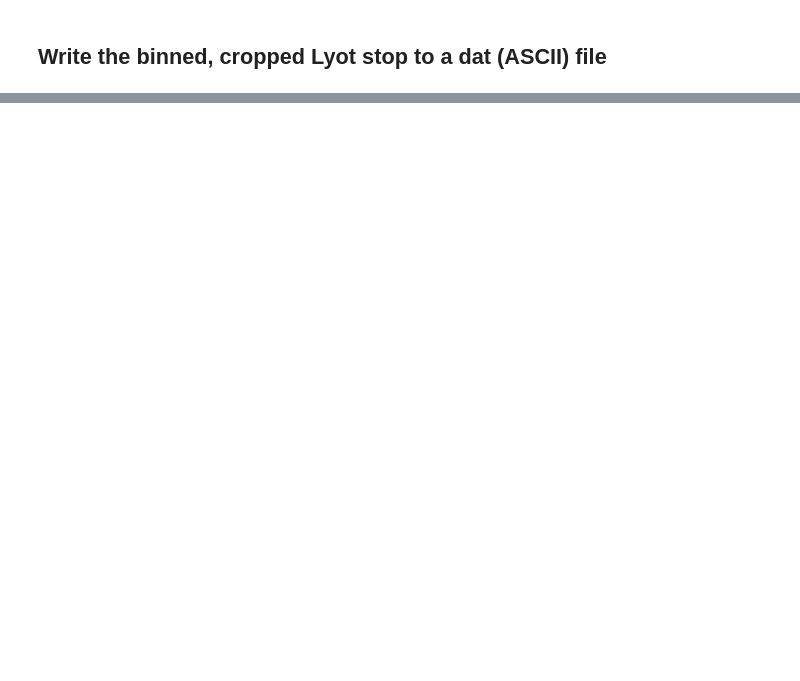
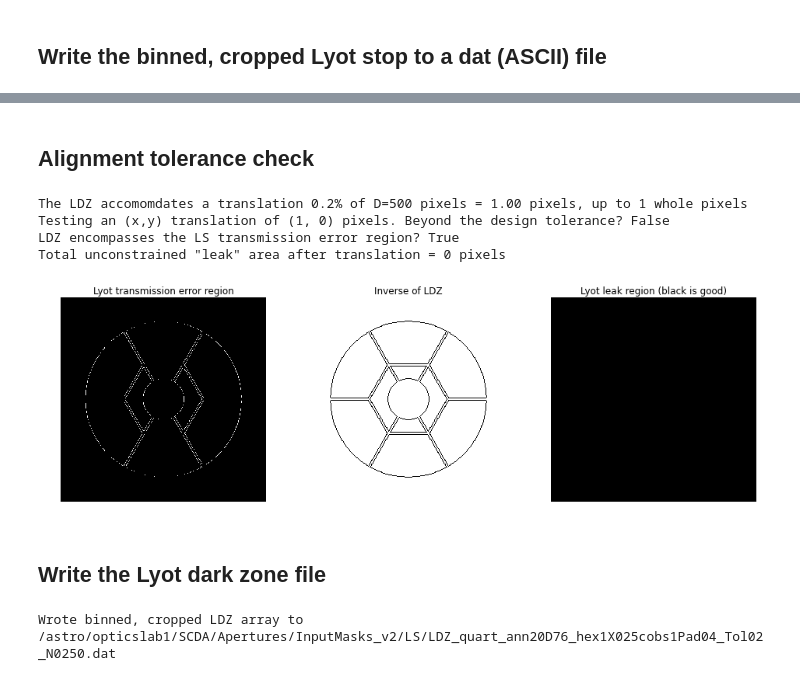
Before and after one commit to neilzim/SCDA, a Jupyter notebook: make_Lyotstop_obs2.ipynb, the cells around one changed output, grey strips where cells are left out. Cells and saved outputs as stored; diff of their text form; code cells hidden in the pictures; blank space fills up the shorter version.

```diff
--- a/make_Lyotstop_obs2.ipynb
+++ b/make_Lyotstop_obs2.ipynb
@@ -140,0 +211,3 @@ os.listdir(LS_dir)
+# %%
+XYshifts_allowed = zip(Xshifts[allowed_shifts], Yshifts[allowed_shifts])
+len(XYshifts_allowed)
@@ -140,0 +227,10 @@ os.listdir(LS_dir)
+# %%
+Lyot_dz = np.logical_xor(thin_LS, fat_LS)
+
+if symm is 'half':
+    Lyot_dz_crop = Lyot_dz[L_bin/2-N:L_bin/2+N,L_bin/2:L_bin/2+N]
+else:
+    Lyot_dz_crop = Lyot_dz[L_bin/2:L_bin/2+N,L_bin/2:L_bin/2+N]
+
+#plt.figure(figsize=(16,16))
+#plt.imshow(Lyot_dz)
@@ -140,0 +253,61 @@ os.listdir(LS_dir)
+# %% [markdown]
+## Alignment tolerance check
+# %%
+max_shift_tol = 2*N*dz_width_fac
+max_shift_tol_int = int(np.floor(max_shift_tol))
+test_shift = (max_shift_tol_int,0)
+print("The LDZ accomomdates a translation {0:.1f}% of D={1:d} pixels = {2:.2f} pixels, up to {3:d} whole pixels".format(
+      float(aligntol)/10, 2*N, max_shift_tol, max_shift_tol_int))
+print("Testing an (x,y) translation of {0:} pixels. Beyond the design tolerance? {1:}".format(
+      test_shift, test_shift[0]**2 + test_shift[1]**2 > max_shift_tol))
+shift_LS = np.roll(np.roll(orig_LS, test_shift[0], axis=1), test_shift[1], axis=0)
+LS_err_mask = np.ceil(np.abs(shift_LS - orig_LS)).astype(bool)
+
+LDZ_valid = ~np.any(np.logical_and(LS_err_mask, ~Lyot_dz))
+print("LDZ encompasses the LS transmission error region? {0:}".format(LDZ_valid))
+
+print("Total unconstrained \"leak\" area after translation = {0:d} pixels".format(
+      int(np.sum(np.logical_and(LS_err_mask, ~Lyot_dz)))))
+# %% [output]
+The LDZ accomomdates a translation 0.2% of D=500 pixels = 1.00 pixels, up to 1 whole pixels
+Testing an (x,y) translation of (1, 0) pixels. Beyond the design tolerance? False
+LDZ encompasses the LS transmission error region? True
+Total unconstrained "leak" area after translation = 0 pixels
+# %%
+plt.figure(figsize=(16,6))
+plt.subplot(131)
+plt.imshow(LS_err_mask)
+lims = plt.axis('off')
+t=plt.title('Lyot transmission error region')
+plt.subplot(132)
+plt.imshow(~Lyot_dz)
+lims = plt.axis('off')
+t=plt.title('Inverse of LDZ')
+plt.subplot(133)
+plt.imshow(np.logical_and(LS_err_mask, ~Lyot_dz))
+lims = plt.axis('off')
+t=plt.title('Lyot leak region (black is good)')
+# %% [output]
+[figure, added]
+# %% [markdown]
+## Write the Lyot dark zone file
+# %%
+if aligntol > 0 and LDZ_valid:
+    if symm is 'half':
+        LDZ_dat_fname_tail = "LDZ_half_ann{0:02d}D{1:02d}_{2:s}{3:s}025cobs1Pad{4:02d}_Tol{5:02d}_N{6:04d}.dat".format(
+                              int(round(100*inD)), int(round(100*outD)), prim_key,
+                              secobs_key, pad, aligntol, N)
+    else:
+        LDZ_dat_fname_tail = "LDZ_quart_ann{0:02d}D{1:02d}_{2:s}{3:s}025cobs1Pad{4:02d}_Tol{5:02d}_N{6:04d}.dat".format(
+                              int(round(100*inD)), int(round(100*outD)), prim_key,
+                              secobs_key, pad, aligntol, N)
+
+    LDZ_dat_fname = os.path.join(LS_dir, LDZ_dat_fname_tail)
+
+    if not os.path.exists(LDZ_dat_fname) or overwrite==True:
+        np.savetxt(LDZ_dat_fname, Lyot_dz_crop, fmt='%d', delimiter=" ")
+        print("Wrote binned, cropped LDZ array to {0:s}".format(LDZ_dat_fname))
+    else:
+        print("LDZ array {0:s} already exists, will not overwrite".format(LDZ_dat_fname))
+# %% [output]
+Wrote binned, cropped LDZ array to /astro/opticslab1/SCDA/Apertures/InputMasks_v2/LS/LDZ_quart_ann20D76_hex1X025cobs1Pad04_Tol02_N0250.dat
```
Also changed, not shown: parts of 32 cells of this notebook.
